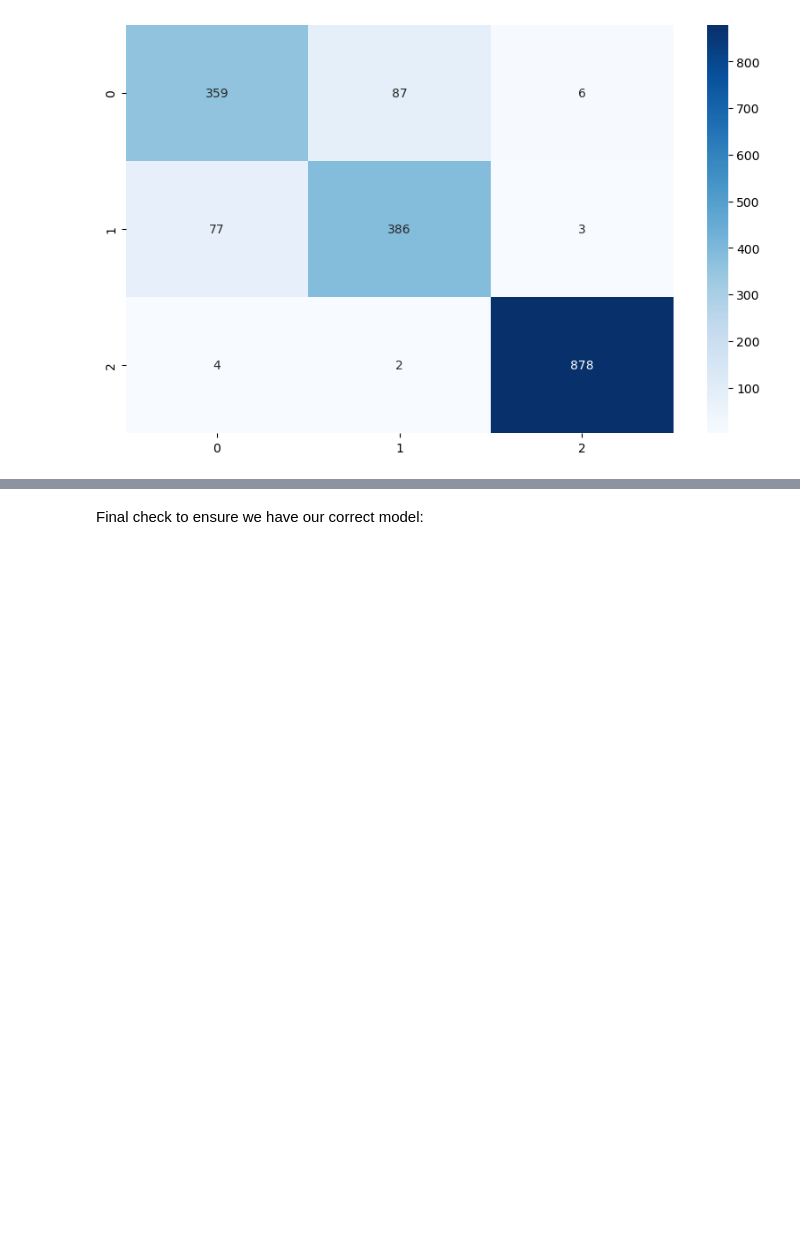
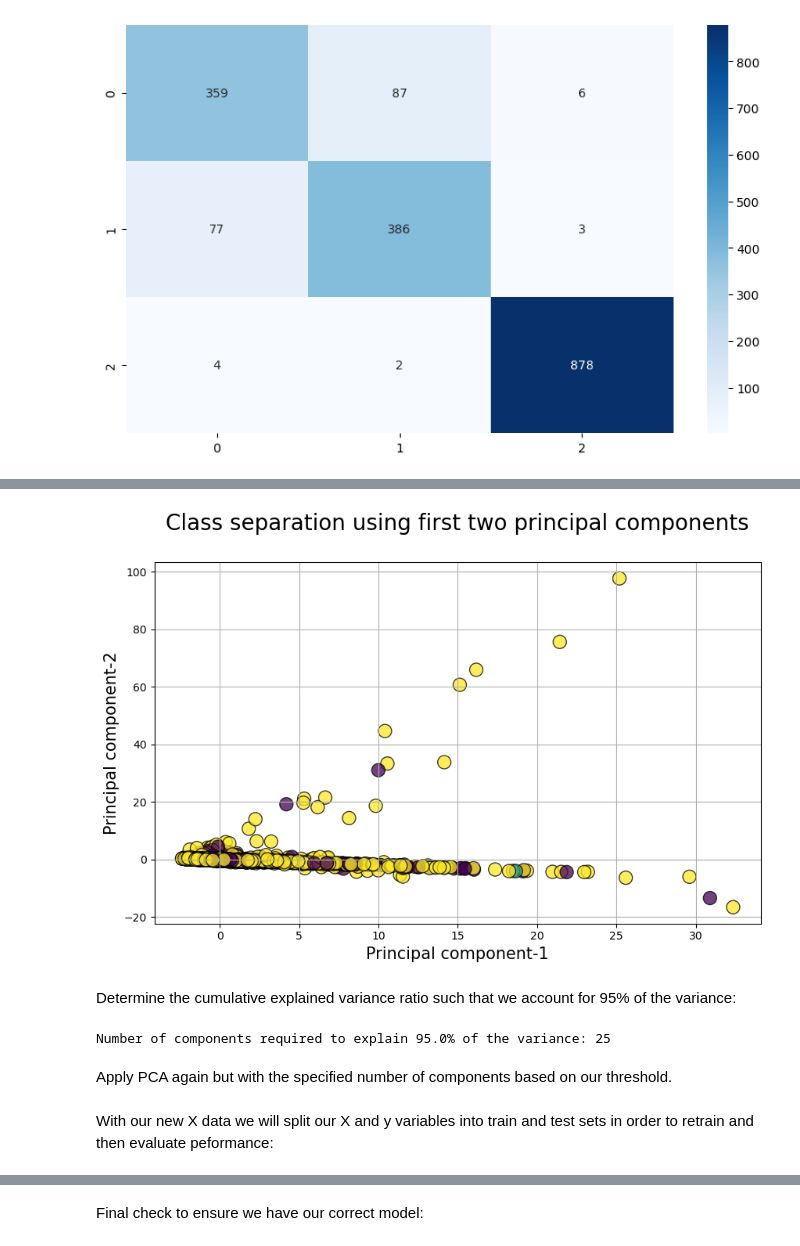
Before and after one commit to adrianveen/lhl_final_project, a Jupyter notebook: notebooks/preprocessing.ipynb, the cells around one changed output, grey strips where cells are left out. Drawn from its saved outputs; the diff is of its cells as text; code cells hidden in the pictures; blank space fills up the shorter version.

```diff
--- a/notebooks/preprocessing.ipynb
+++ b/notebooks/preprocessing.ipynb
@@ -1220,0 +1331,33 @@ Final steps for preprocessing will be saving the model, which we can then use in
+# %%
+X_pca_trans = pca.transform(X_scaled)
+X_pca_trans = pd.DataFrame(data=X_pca_trans)
+
+plt.figure(figsize=(10,6))
+plt.scatter(X_pca_trans[1],X_pca_trans[2],c=y,edgecolors='k',alpha=0.75,s=150)
+plt.grid(True)
+plt.title("Class separation using first two principal components\n",fontsize=20)
+plt.xlabel("Principal component-1",fontsize=15)
+plt.ylabel("Principal component-2",fontsize=15)
+plt.show()
+# %% [output]
+[figure, added]
+# %% [markdown]
+Determine the cumulative explained variance ratio such that we account for 95% of the variance:
+# %%
+#save the array of explained variance ratio to a variable
+explained_variance_ratio = pca.explained_variance_ratio_
+
+#calculate the cumulative sum of the explained variance ratio
+cumulative_variance_ratio = np.cumsum(explained_variance_ratio)
+
+#set the threshold as a percent
+threshold = 0.95
+
+#find the index of the first value in the cumulative variance ratio that is greater than the threshold
+n_components = np.argmax(cumulative_variance_ratio >= threshold) + 1
+
+print(f"Number of components required to explain {threshold*100}% of the variance: {n_components}")
+# %% [output]
+Number of components required to explain 95.0% of the variance: 25
+# %% [markdown]
+Apply PCA again but with the specified number of components based on our threshold.
@@ -1220,0 +1368,2 @@ Final steps for preprocessing will be saving the model, which we can then use in
+# %% [markdown]
+With our new X data we will split our X and y variables into train and test sets in order to retrain and then evaluate peformance:
```
Also changed, not shown: parts of 34 cells of this notebook, 2 other files.
